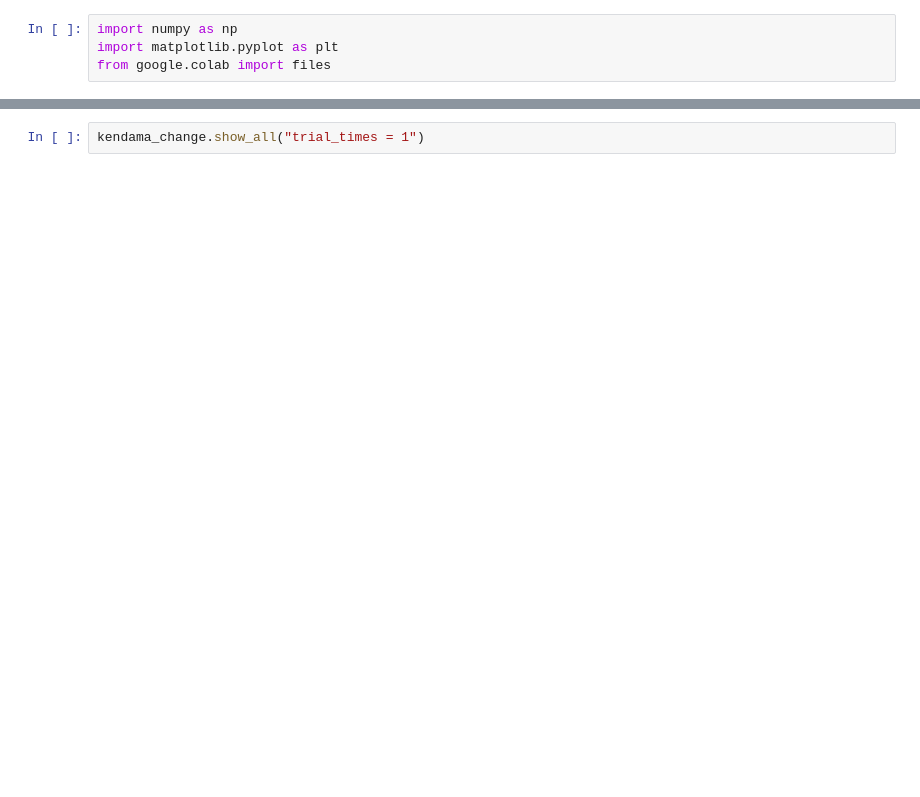
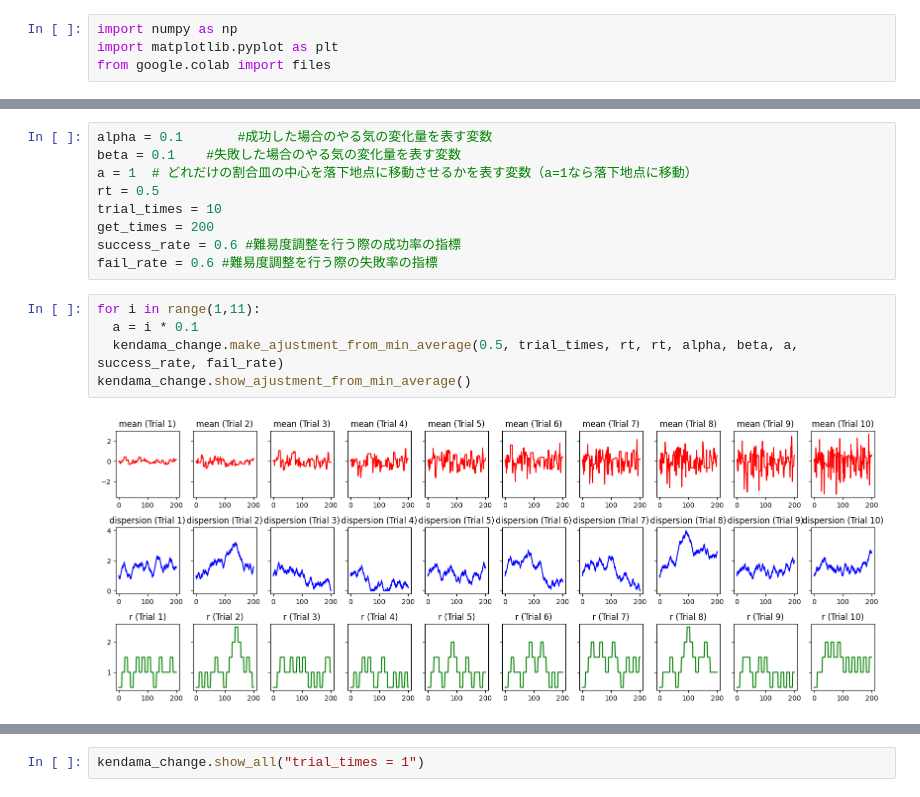
Before and after one commit to kotatakehara/Self-efficacy, a Jupyter notebook: Kendama_change_Class_version.ipynb, the cells around one changed output, grey strips where cells are left out. Drawn from its saved outputs; the diff is of its cells as text; blank space fills up the shorter version.

```diff
--- a/Kendama_change_Class_version.ipynb
+++ b/Kendama_change_Class_version.ipynb
@@ -190,0 +268,16 @@ kendama_change.show_ajustment_from_min(0.5, trial_times, rt, alpha, beta, a, suc
+# %%
+alpha = 0.1       #成功した場合のやる気の変化量を表す変数
+beta = 0.1    #失敗した場合のやる気の変化量を表す変数
+a = 1  # どれだけの割合皿の中心を落下地点に移動させるかを表す変数（a=1なら落下地点に移動）
+rt = 0.5
+trial_times = 10
+get_times = 200
+success_rate = 0.6 #難易度調整を行う際の成功率の指標
+fail_rate = 0.6 #難易度調整を行う際の失敗率の指標
+# %%
+for i in range(1,11):
+  a = i * 0.1
+  kendama_change.make_ajustment_from_min_average(0.5, trial_times, rt, rt, alpha, beta, a, success_rate, fail_rate)
+kendama_change.show_ajustment_from_min_average()
+# %% [output]
+[figure, added]
```
Also changed, not shown: parts of 14 cells of this notebook.
